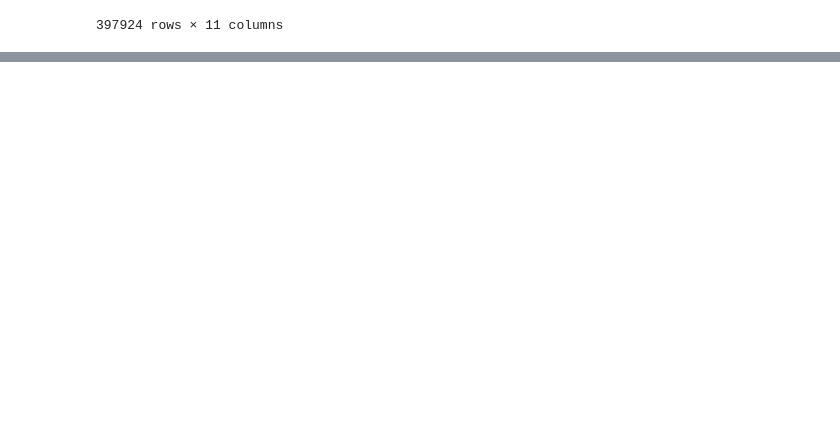
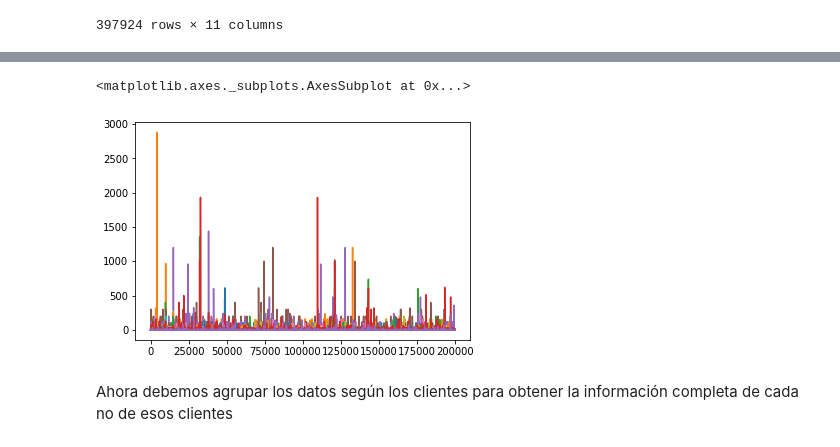
Before and after one commit to SBGuillermo/TFM-AnalisisComercio, a Jupyter notebook: Notebooks/5_Unsupervised_learning.ipynb, the cells around one changed output, grey strips where cells are left out. Saved outputs shown, nothing was run; the diff lists cells and outputs as text; code cells hidden in the pictures; blank space fills up the shorter version.

```diff
--- a/Notebooks/5_Unsupervised_learning.ipynb
+++ b/Notebooks/5_Unsupervised_learning.ipynb
@@ -93,0 +199,4 @@ df = df.drop(['Unnamed: 0','Unnamed: 0.1'], axis=1)
+# %%
+Total_data = pd.DataFrame()
+Total_data = pd.concat([df, result_encoding], axis=1)
+Total_data
@@ -93,0 +220,3 @@ df = df.drop(['Unnamed: 0','Unnamed: 0.1'], axis=1)
+# %%
+ToAnalice_data=Total_data.drop(['StockCode','Description','InvoiceDate', 'UnitPrice', 'Country','InvoiceNo'], axis=1)
+ToAnalice_data.head()
@@ -93,0 +238,3 @@ df = df.drop(['Unnamed: 0','Unnamed: 0.1'], axis=1)
+# %%
+for x in range (4, len(ToAnalice_data.columns)):
+  ToAnalice_data.iloc[:,x] = ToAnalice_data.iloc[:,x] * ToAnalice_data.iloc[:,0]
@@ -93,0 +250,13 @@ df = df.drop(['Unnamed: 0','Unnamed: 0.1'], axis=1)
+# %%
+#eliminamos la columna Quantity
+ToAnalice_data=ToAnalice_data.drop(['Quantity'], axis=1)
+# %%
+#en esta grafica podemos ver que existen elementos que se compran maxivamente y otros que comprar muy poco.
+#Esto habrá que tratarlo posterormente
+Plot_table = ToAnalice_data.drop(['CustomerID','PrecioTotal'], axis=1)
+Plot_table.plot(legend= False)
+# %% [output]
+<matplotlib.axes._subplots.AxesSubplot at 0x...>
+[figure, added]
+# %% [markdown]
+Ahora debemos agrupar los datos según los clientes para obtener la información completa de cada no de esos clientes
```
Also changed, not shown: parts of 61 cells of this notebook.
